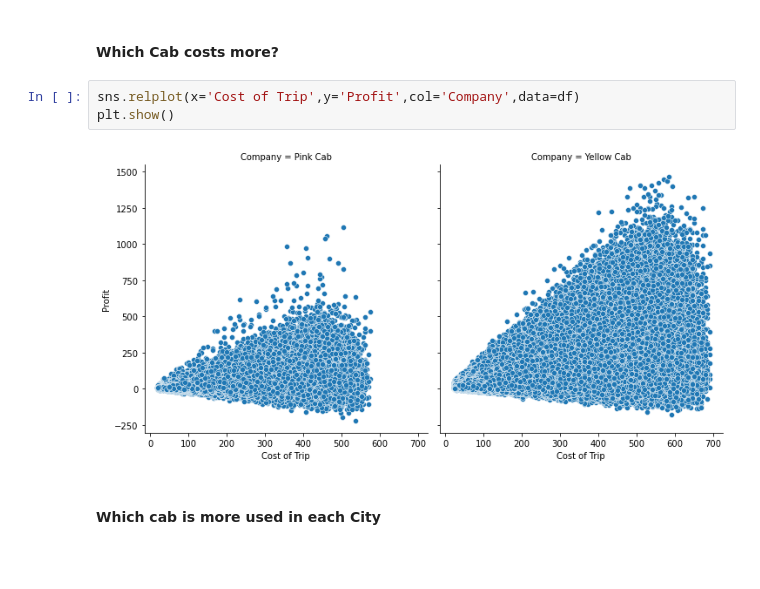
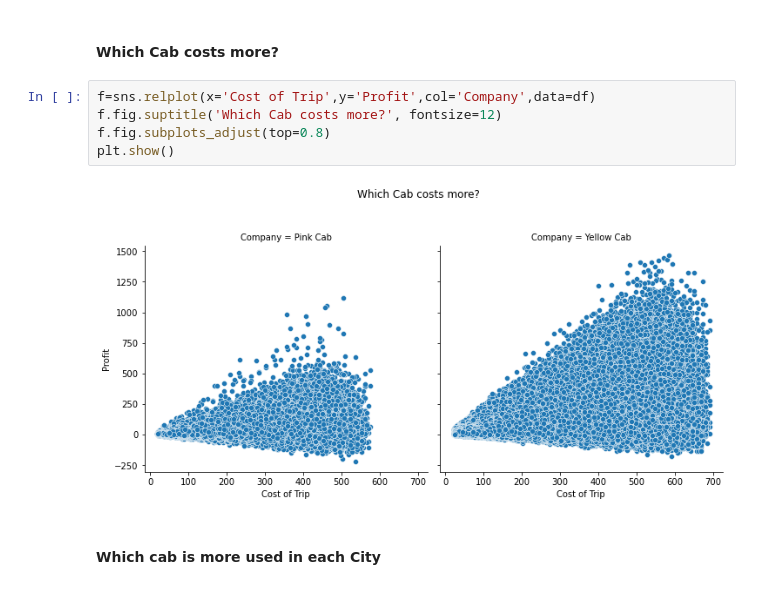
Before and after one commit to Raghad-Almeataz/DS-G2M-insight-for-Cab-Investment-firm, a Jupyter notebook: Notebooks/EDA.ipynb, the cells around one changed output. Drawn from its saved outputs; the diff is of its cells as text; blank space fills up the shorter version.

```diff
--- a/Notebooks/EDA.ipynb
+++ b/Notebooks/EDA.ipynb
@@ -304,9 +282,11 @@ plt.show()
 # %% [markdown]
 #### Which Cab costs more?
 # %%
-sns.relplot(x='Cost of Trip',y='Profit',col='Company',data=df)
+f=sns.relplot(x='Cost of Trip',y='Profit',col='Company',data=df)
+f.fig.suptitle('Which Cab costs more?', fontsize=12)
+f.fig.subplots_adjust(top=0.8)
 plt.show()
 # %% [output]
-[figure, old version]
+[figure, new version]
 # %% [markdown]
 #### Which cab is more used in each City
```
Also changed, not shown: parts of 14 cells of this notebook.
